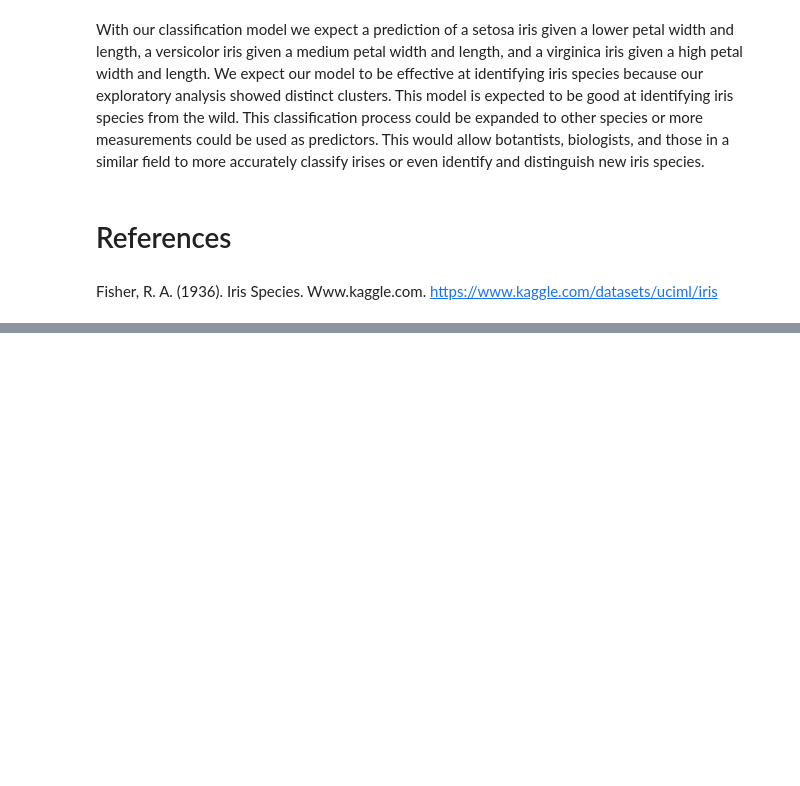
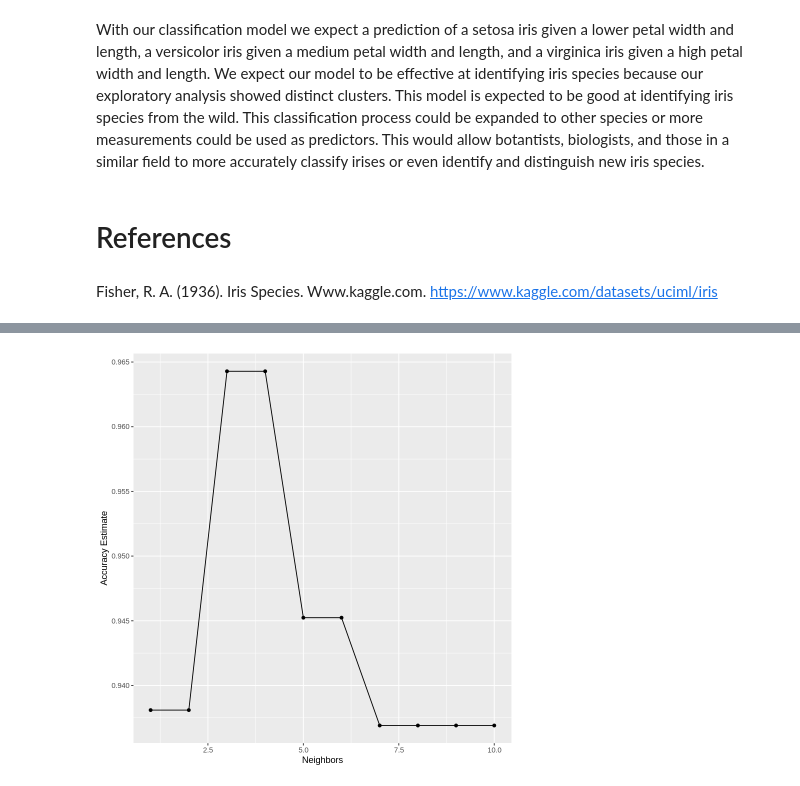
Before and after one commit to lucaschan117/dsci-100-002-group36, a Jupyter notebook: Iris_Project.ipynb, the cells around one changed output, grey strips where cells are left out. Cells and saved outputs as stored; diff of their text form; code cells hidden in the pictures; blank space fills up the shorter version.

```diff
--- a/Iris_Project.ipynb
+++ b/Iris_Project.ipynb
@@ -148,6 +147,9 @@ A tibble: 10 × 7
 # %%
+
 accuracy_vs_k <- ggplot(accuracies, aes(x = neighbors, y = mean)) +
   geom_point() +
   geom_line() +
-  labs(x = "Neighbors", y = "Accuracy Estimate") +
-  theme(text = element_text(size = 12))
+  labs(x = "Neighbors", y = "Accuracy Estimate")
+ accuracy_vs_k
+# %% [output]
+[figure, added]
```
Also changed, not shown: parts of 6 cells of this notebook.
